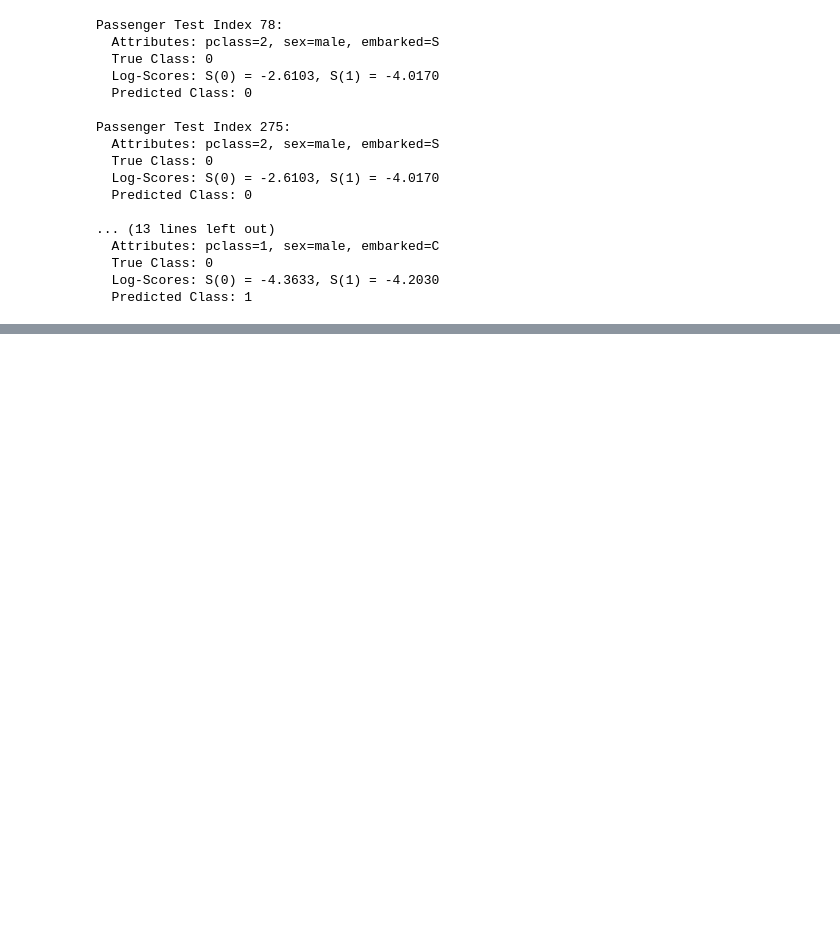
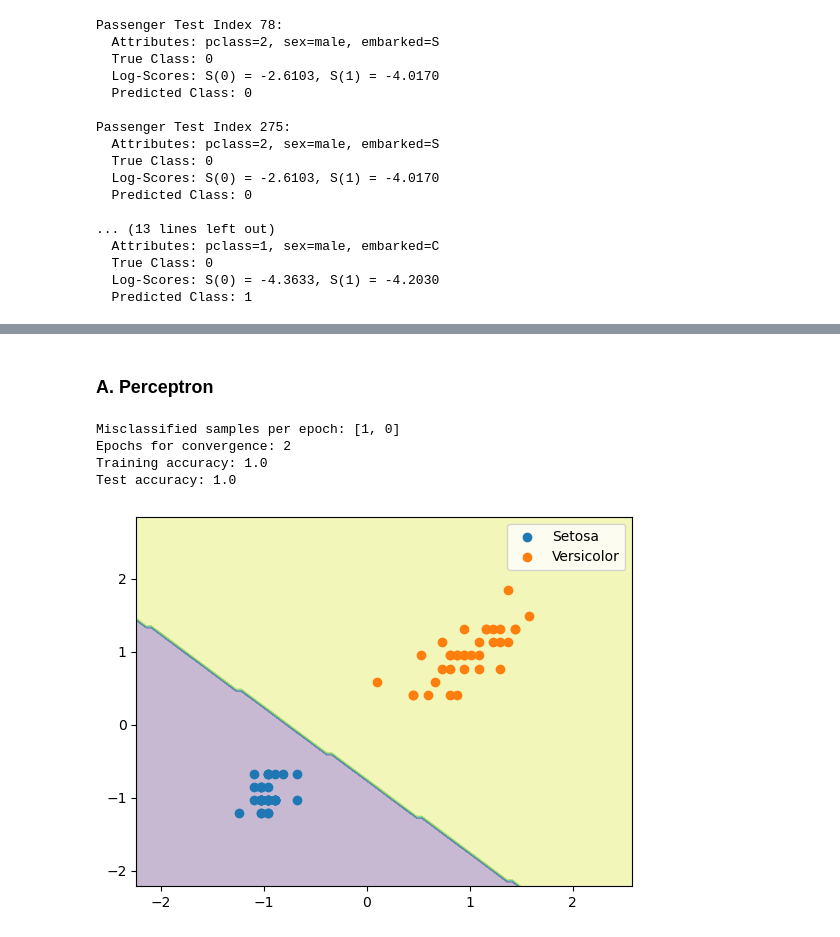
Before and after one commit to VirajBPatel22/DAU-MTech-Journey, a Jupyter notebook: sem 1/Machine Learning/Lab/lab 7/202611047_lab7.ipynb, the cells around one changed output, grey strips where cells are left out. Saved outputs shown, nothing was run; the diff lists cells and outputs as text; code cells hidden in the pictures; blank space fills up the shorter version.

```diff
--- a/sem 1/Machine Learning/Lab/lab 7/202611047_lab7.ipynb
+++ b/sem 1/Machine Learning/Lab/lab 7/202611047_lab7.ipynb
@@ -171,0 +204,52 @@ Passenger Test Index 275:
+# %% [markdown]
+### A. Perceptron
+# %%
+y_train_p = np.where(y_train == 0, -1, 1)
+y_test_p = np.where(y_test == 0, -1, 1)
+
+X_train_bias = np.c_[np.ones(X_train.shape[0]), X_train]
+X_test_bias = np.c_[np.ones(X_test.shape[0]), X_test]
+
+theta_p = np.zeros(X_train_bias.shape[1])
+alpha = 0.1
+epochs = 100
+misclassified_counts = []
+
+for epoch in range(epochs):
+    misclassified = 0
+    for i in range(X_train_bias.shape[0]):
+        if y_train_p[i] * np.dot(X_train_bias[i], theta_p) <= 0:
+            theta_p = theta_p + alpha * y_train_p[i] * X_train_bias[i]
+            misclassified += 1
+    misclassified_counts.append(misclassified)
+    if misclassified == 0:
+        break
+
+print("Misclassified samples per epoch:", misclassified_counts)
+print("Epochs for convergence:", len(misclassified_counts))
+
+y_train_pred_p = np.sign(np.dot(X_train_bias, theta_p))
+y_train_pred_p[y_train_pred_p == 0] = -1
+y_test_pred_p = np.sign(np.dot(X_test_bias, theta_p))
+y_test_pred_p[y_test_pred_p == 0] = -1
+
+print("Training accuracy:", accuracy_score(y_train_p, y_train_pred_p))
+print("Test accuracy:", accuracy_score(y_test_p, y_test_pred_p))
+
+x1_min, x1_max = X_train[:, 0].min() - 1, X_train[:, 0].max() + 1
+x2_min, x2_max = X_train[:, 1].min() - 1, X_train[:, 1].max() + 1
+xx1, xx2 = np.meshgrid(np.linspace(x1_min, x1_max, 100), np.linspace(x2_min, x2_max, 100))
+grid_bias = np.c_[np.ones(xx1.ravel().shape[0]), xx1.ravel(), xx2.ravel()]
+Z = np.sign(np.dot(grid_bias, theta_p)).reshape(xx1.shape)
+
+plt.contourf(xx1, xx2, Z, alpha=0.3)
+plt.scatter(X_train[y_train_p == -1][:, 0], X_train[y_train_p == -1][:, 1], label='Setosa')
+plt.scatter(X_train[y_train_p == 1][:, 0], X_train[y_train_p == 1][:, 1], label='Versicolor')
+plt.legend()
+plt.show()
+# %% [output]
+Misclassified samples per epoch: [1, 0]
+Epochs for convergence: 2
+Training accuracy: 1.0
+Test accuracy: 1.0
+[figure, added]
```
Also changed, not shown: parts of 17 cells of this notebook, 11 other files.
